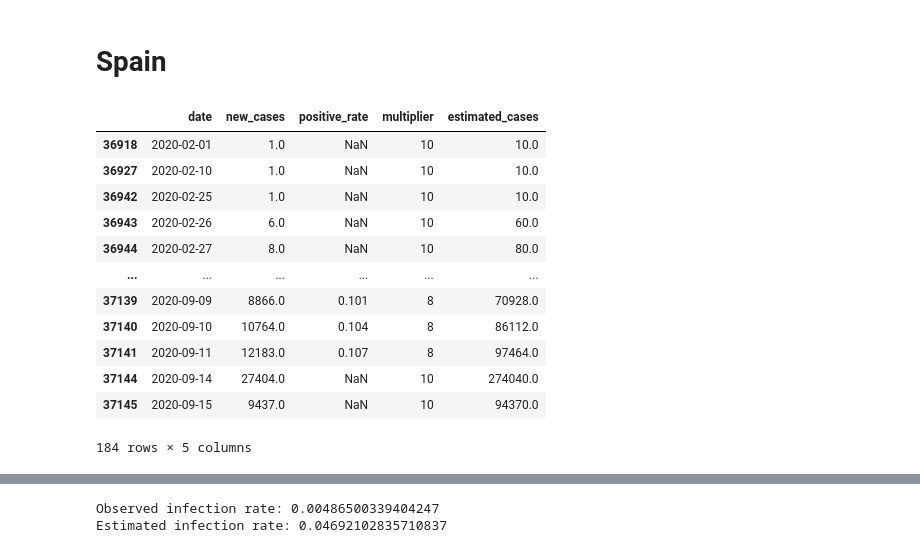
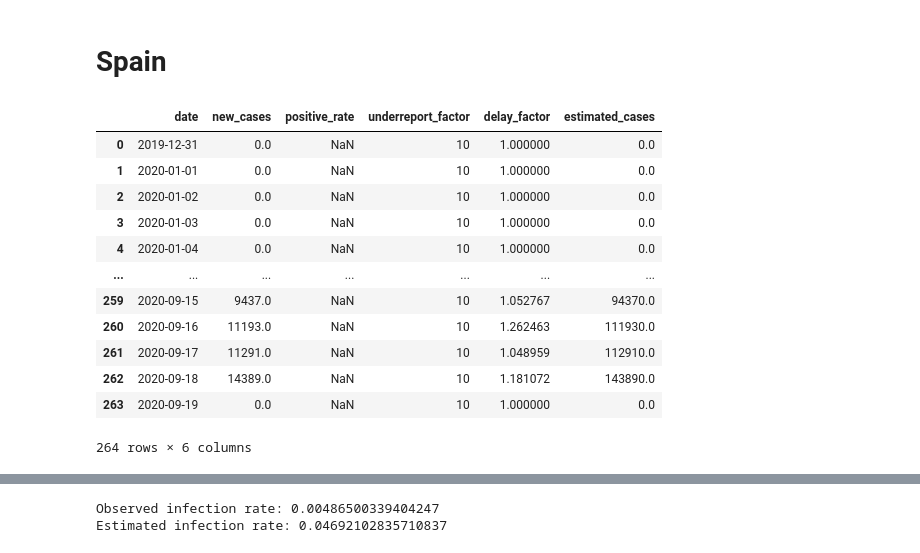
Before and after one commit to psthomas/covid-vis, a Jupyter notebook: microcovid.ipynb, the cells around one changed output, grey strips where cells are left out. Saved outputs shown, nothing was run; the diff lists cells and outputs as text; code cells hidden in the pictures.

```diff
--- a/microcovid.ipynb
+++ b/microcovid.ipynb
@@ -101,30 +105,37 @@ New York state did a preliminary [seroprevalence study](https://twitter.com/NYGo
 # Spain
 # %%
 spainsource = pd.read_csv('https://covid.ourworldindata.org/data/owid-covid-data.csv')
-# %%
-spaindata = spainsource.copy()
-spaindata = spaindata[spaindata.iso_code == 'ESP']
-spaindata = spaindata[['date', 'new_cases', 'positive_rate']]
-spaindata['date'] = pd.to_datetime(spaindata['date'])
-# Get rid of zero days, for plot
-spaindata = spaindata[spaindata['new_cases'] != 0]
-spaindata['multiplier'] = spaindata['positive_rate'].apply(get_multiplier)
-spaindata['estimated_cases'] = spaindata['new_cases']*spaindata['multiplier']
-spaindata
-# %% [output]
-|  | date | new_cases | positive_rate | multiplier | estimated_cases |
-| 36918 | 2020-02-01 | 1.0 | NaN | 10 | 10.0 |
-| 36927 | 2020-02-10 | 1.0 | NaN | 10 | 10.0 |
-| 36942 | 2020-02-25 | 1.0 | NaN | 10 | 10.0 |
-| 36943 | 2020-02-26 | 6.0 | NaN | 10 | 60.0 |
-| 36944 | 2020-02-27 | 8.0 | NaN | 10 | 80.0 |
-| ... | ... | ... | ... | ... | ... |
-| 37139 | 2020-09-09 | 8866.0 | 0.101 | 8 | 70928.0 |
-| 37140 | 2020-09-10 | 10764.0 | 0.104 | 8 | 86112.0 |
-| 37141 | 2020-09-11 | 12183.0 | 0.107 | 8 | 97464.0 |
-| 37144 | 2020-09-14 | 27404.0 | NaN | 10 | 274040.0 |
-| 37145 | 2020-09-15 | 9437.0 | NaN | 10 | 94370.0 |
-184 rows × 5 columns
+# %%
+spaindata = spainsource.copy()
+spaindata = spaindata[spaindata.iso_code == 'ESP']
+spaindata = spaindata[['date', 'new_cases', 'positive_rate']]
+spaindata['date'] = pd.to_datetime(spaindata['date'])
+spaindata.set_index('date', inplace=True)
+
+spaindata['underreport_factor'] = spaindata['positive_rate'].apply(get_underreport)
+spaindata['delay_factor'] = spaindata['new_cases'].pct_change(freq='7d').fillna(0)
+# https://github.com/microcovid/microcovid/blob/main/src/data/calculate.ts#L152
+# 2 day doubling time max, 2^(7/2) ~ 12
+spaindata['delay_factor'] = 1 + spaindata['delay_factor'].clip(lower=0, upper=12) #/100
+# Note: delay factor should not be counted in overall sum, because it's just a shift.
+# spaindata['estimated_cases'] = spaindata['new_cases']*spaindata['underreport_factor']*spaindata['delay_factor']
+spaindata['estimated_cases'] = spaindata['new_cases']*spaindata['underreport_factor']
+spaindata.reset_index(drop=False, inplace=True)
+spaindata
+# %% [output]
+|  | date | new_cases | positive_rate | underreport_factor | delay_factor | estimated_cases |
+| 0 | 2019-12-31 | 0.0 | NaN | 10 | 1.000000 | 0.0 |
+| 1 | 2020-01-01 | 0.0 | NaN | 10 | 1.000000 | 0.0 |
+| 2 | 2020-01-02 | 0.0 | NaN | 10 | 1.000000 | 0.0 |
+| 3 | 2020-01-03 | 0.0 | NaN | 10 | 1.000000 | 0.0 |
+| 4 | 2020-01-04 | 0.0 | NaN | 10 | 1.000000 | 0.0 |
+| ... | ... | ... | ... | ... | ... | ... |
+| 259 | 2020-09-15 | 9437.0 | NaN | 10 | 1.052767 | 94370.0 |
+| 260 | 2020-09-16 | 11193.0 | NaN | 10 | 1.262463 | 111930.0 |
+| 261 | 2020-09-17 | 11291.0 | NaN | 10 | 1.048959 | 112910.0 |
+| 262 | 2020-09-18 | 14389.0 | NaN | 10 | 1.181072 | 143890.0 |
+| 263 | 2020-09-19 | 0.0 | NaN | 10 | 1.000000 | 0.0 |
+264 rows × 6 columns
 # %%
 spaindata.describe()
 # %% [output]
```
Also changed, not shown: parts of 7 cells of this notebook, 8 other files.
